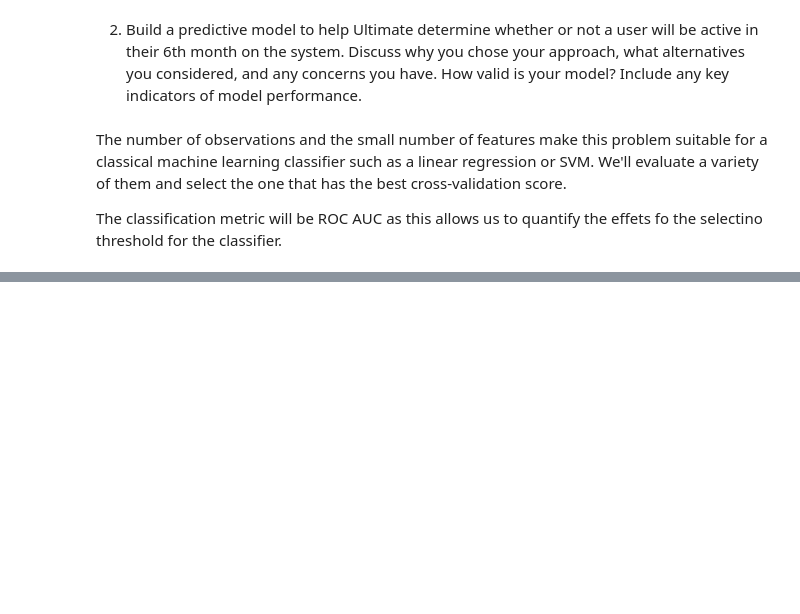
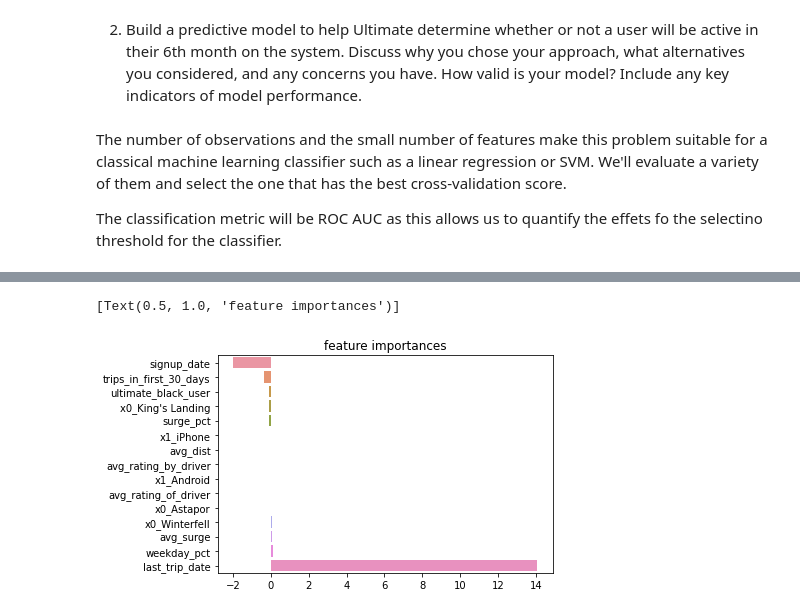
Before and after one commit to allen44/ultimate-challenge, a Jupyter notebook: ultimate-analysis.ipynb, the cells around one changed output, grey strips where cells are left out. Saved outputs shown, nothing was run; the diff lists cells and outputs as text; code cells hidden in the pictures; blank space fills up the shorter version.

```diff
--- a/ultimate-analysis.ipynb
+++ b/ultimate-analysis.ipynb
@@ -306,11 +284,0 @@ dtype: int64
-# %%
-# Handle NA
-
-# drop rows missing categorical features 'phone'
-data=data.dropna(subset='phone')
-
-# impute missing values for two numerical features
-from sklearn.experimental import enable_iterative_imputer  # noqa
-from sklearn.impute import IterativeImputer
-
-IterativeImputer().fit_transform(data[numerical_features])
@@ -337,3 +309,10 @@ numerical_features += timestamp_features
 
 categorical_features = data.select_dtypes('category').columns.to_list()
 bool_features = data.select_dtypes('bool').columns.to_list()
+# %%
+# Handle NA
+
+# drop rows missing categorical features 'phone'
+data=data.dropna(subset=['phone'])
+
+data.shape
@@ -353,6 +348,9 @@ from sklearn.preprocessing import StandardScaler
 from sklearn.preprocessing import OneHotEncoder
 from sklearn.compose import ColumnTransformer
 from sklearn.pipeline import Pipeline
+
+# impute missing values for two numerical features
+from sklearn.impute import SimpleImputer
 
 # Cache reused transformers
 from tempfile import mkdtemp
@@ -368,9 +366,14 @@ set_config(display='diagram')
 
 from sklearn.naive_bayes import MultinomialNB
 from sklearn.tree import DecisionTreeClassifier
+from sklearn.linear_model import LogisticRegression
+from sklearn.model_selection import GridSearchCV
+
+numerical_preprocessor = Pipeline([('handle_na', SimpleImputer()),
+                                   ('scaler', StandardScaler())])
 
 preprocessor = ColumnTransformer([
-                                    ("numerical_transformer", StandardScaler(), numerical_features),
+                                    ("numerical_preprocessor", numerical_preprocessor, numerical_features),
                                     ("categorical_transformer", OneHotEncoder(), categorical_features)
                                   ],
                                     remainder='passthrough')
@@ -378,6 +381,12 @@ pipeline = Pipeline([('pre', preprocessor,),
                      ('clf', DecisionTreeClassifier())],
                     memory=cachedir)
 
+param_grid = {'clf': [DecisionTreeClassifier(class_weight='balanced'),
+                      LogisticRegression(class_weight='balanced')]}
+
+gs = GridSearchCV(pipeline, param_grid, scoring='roc_auc')
+gs.fit(X_train, y_train)
+
 # visualize pipeline
-pipeline
+gs.best_estimator_
 # %% [output]
@@ -406,0 +435,4 @@ ValueError: Input contains NaN, infinity or a value too large for dtype('float32
+# %%
+feature_importance = pd.Series(gs.best_estimator_.named_steps.clf.coef_.squeeze(), index=gs.best_estimator_.named_steps.pre.get_feature_names()).sort_values()
+feature_importance.index = feature_importance.index.str.replace('numerical_preprocessor__', '').str.replace('categorical_transformer__', '')
+feature_importance
@@ -406,0 +458,8 @@ ValueError: Input contains NaN, infinity or a value too large for dtype('float32
+# %%
+g = sns.barplot(x=feature_importance.values,
+                y=feature_importance.index )
+
+g.set(title='feature importances')
+# %% [output]
+[Text(0.5, 1.0, 'feature importances')]
+[figure, added]
```
Also changed, not shown: parts of 19 cells of this notebook.
